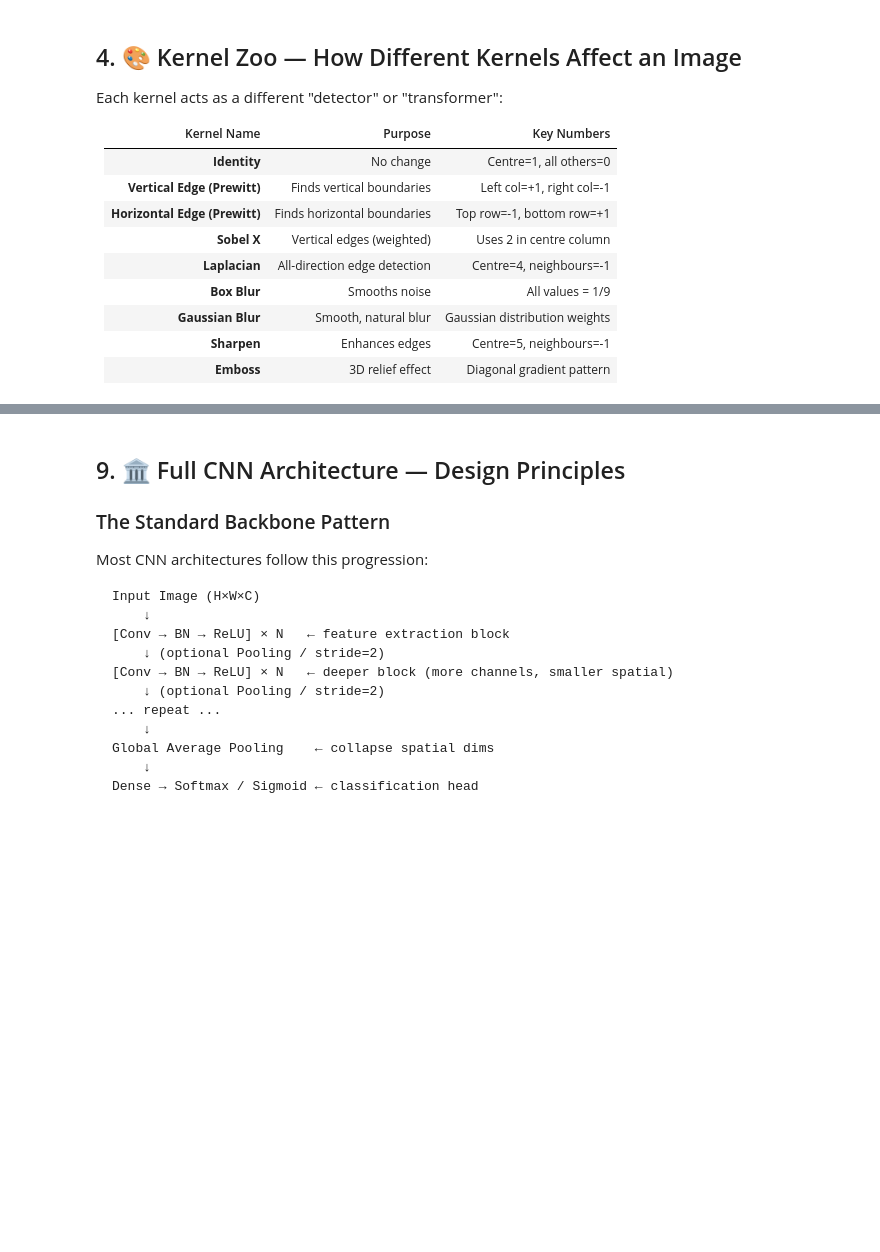
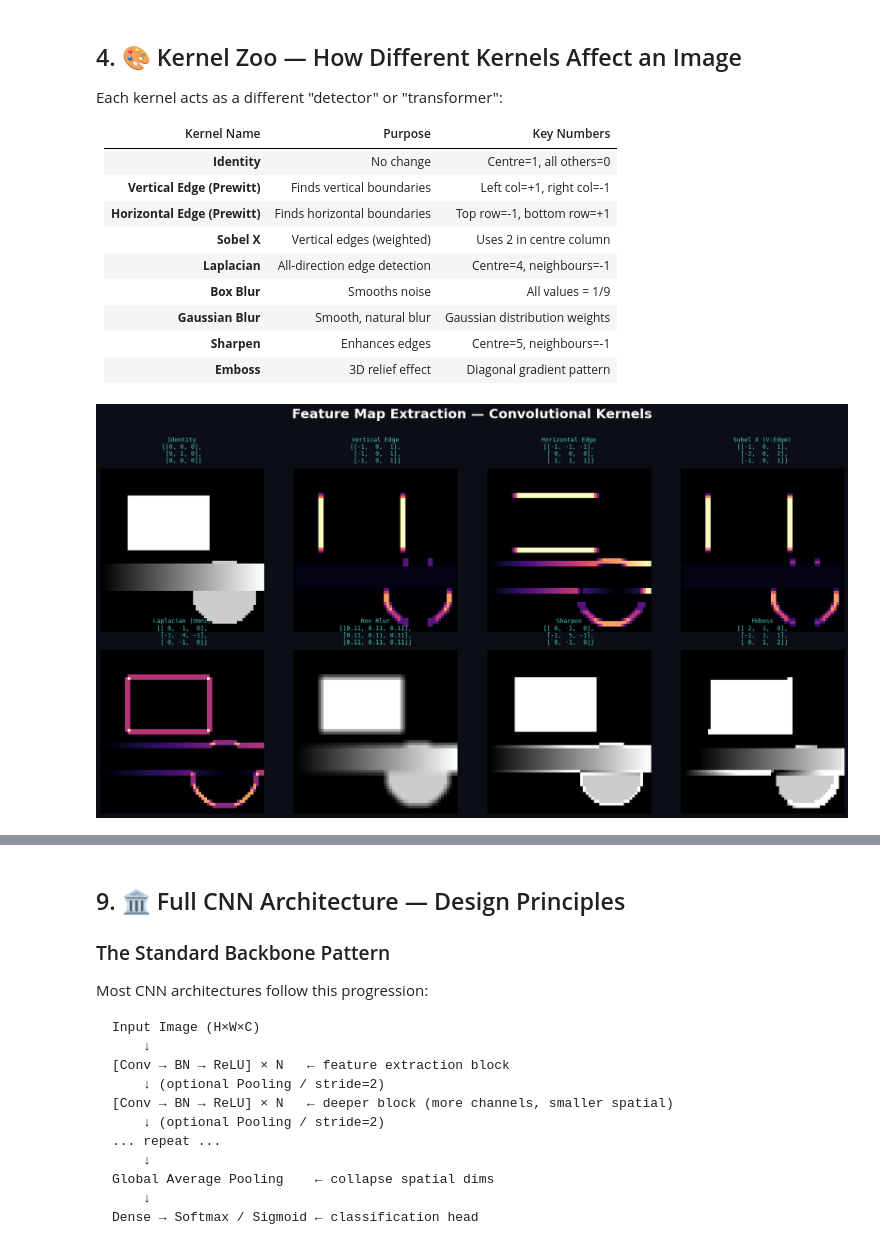
Before and after one commit to Lmalviya/deeplearning, a Jupyter notebook: notes/07_cnn_complete.ipynb, the cells around one changed output, grey strips where cells are left out. Drawn from its saved outputs; the diff is of its cells as text; code cells hidden in the pictures; blank space fills up the shorter version.

```diff
--- a/notes/07_cnn_complete.ipynb
+++ b/notes/07_cnn_complete.ipynb
@@ -216,47 +239,65 @@ Each kernel acts as a different "detector" or "transformer":
 # %%
 import numpy as np
 import matplotlib.pyplot as plt
 from scipy.ndimage import convolve
 
-# ── Create synthetic test image with shapes ──
+# ── 1. Create High-Contrast Synthetic Image ──
 img = np.zeros((60, 60))
-# Rectangle (horizontal/vertical edges)
+# Sharp Square
 img[10:30, 10:40] = 1.0
-# Circle-ish
-for i in range(60):
-    for j in range(60):
-        if (i-45)**2 + (j-45)**2 < 12**2:
-            img[i, j] = 0.8
-# Gradient stripe
+# Circle with soft intentional aliasing
+y, x = np.ogrid[:60, :60]
+mask = (x-45)**2 + (y-45)**2 < 12**2
+img[mask] = 0.8
+# Gradient stripe (Testing response to soft transitions)
 img[35:45, :] = np.linspace(0, 1, 60)
 
+# ── 2. Define Kernels ──
 kernels = {
     'Identity':         np.array([[0,0,0],[0,1,0],[0,0,0]]),
     'Vertical Edge':    np.array([[-1,0,1],[-1,0,1],[-1,0,1]]),
     'Horizontal Edge':  np.array([[-1,-1,-1],[0,0,0],[1,1,1]]),
-    'Sobel X':          np.array([[-1,0,1],[-2,0,2],[-1,0,1]]),
-    'Laplacian':        np.array([[0,-1,0],[-1,4,-1],[0,-1,0]]),
+    'Sobel X (V-Edge)': np.array([[-1,0,1],[-2,0,2],[-1,0,1]]),
+    'Laplacian (Omni)': np.array([[0,-1,0],[-1,4,-1],[0,-1,0]]),
     'Box Blur':         np.ones((3,3)) / 9,
     'Sharpen':          np.array([[0,-1,0],[-1,5,-1],[0,-1,0]]),
     'Emboss':           np.array([[-2,-1,0],[-1,1,1],[0,1,2]]),
 }
 
-fig, axes = plt.subplots(2, 4, figsize=(18, 9))
-fig.patch.set_facecolor('#0f0f1a')
-fig.suptitle("Kernel Zoo — Same Image, Different Filters", color='white', fontsize=14)
+# ── 3. Advanced Visualization ──
+fig, axes = plt.subplots(2, 4, figsize=(18, 10), facecolor='#0b0e14')
+fig.suptitle("Feature Map Extraction — Convolutional Kernels",
+             color='white', fontsize=22, fontweight='bold', y=0.98)
 
 for ax, (name, k) in zip(axes.flat, kernels.items()):
-    ax.set_facecolor('#0f0f1a')
+    ax.set_facecolor('#0b0e14')
+
+    # Apply Convolution
     filtered = convolve(img, k)
-    filtered = np.clip(filtered, filtered.min(), filtered.max())
-    ax.imshow(filtered, cmap='gray', vmin=filtered.min(), vmax=filtered.max())
-    ax.set_title(f'{name}\nKernel: {k.tolist()}', color='#4ecdc4', fontsize=9)
+
+    # ── FIX: Handle Negative Responses ──
+    # For edge detectors, we usually want the magnitude (absolute value)
+    # This prevents the 'gray background' and shows edges as bright on black.
+    if any(n in name for n in ['Edge', 'Sobel', 'Laplacian']):
+        display_img = np.abs(filtered)
+        cmap = 'magma' # 'magma' or 'inferno' looks premium for feature maps
+    else:
+        display_img = np.clip(filtered, 0, 1)
+        cmap = 'gray'
+
+    # Display with consistent styling
+    im = ax.imshow(display_img, cmap=cmap)
+
+    # Format Title & Kernel Text
+    # Shortening kernel display for readability
+    k_str = np.array2string(k, precision=2, separator=', ')
+    ax.set_title(f'{name}\n{k_str}', color='#4ecdc4', fontsize=10, pad=10, family='monospace')
     ax.axis('off')
 
-plt.tight_layout()
-plt.savefig('notes/assets/kernel_zoo.png', dpi=150, bbox_inches='tight', facecolor='#0f0f1a')
+plt.tight_layout(rect=[0, 0.03, 1, 0.95])
 plt.show()
-print("Saved → notes/assets/kernel_zoo.png")
+# %% [output]
+[figure, added]
 # %% [markdown]
 ## 5. 📐 Stride, Padding & the Output Size Formula
 
```
Also changed, not shown: parts of 23 cells of this notebook, 21 other files.
